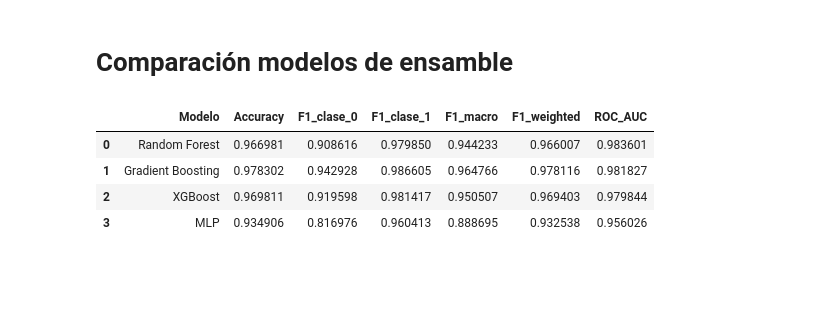
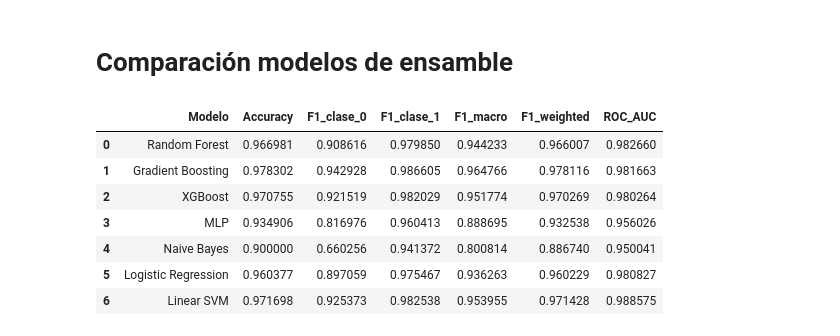
Before and after one commit to shaka03/bot_futuros, a Jupyter notebook: notebooks/MODELOS.ipynb, the cells around one changed output. Drawn from its saved outputs; the diff is of its cells as text; code cells hidden in the pictures; blank space fills up the shorter version.

```diff
--- a/notebooks/MODELOS.ipynb
+++ b/notebooks/MODELOS.ipynb
@@ -115,7 +116,7 @@ dtype: int64
 # %%
 # 1. Eliminar columnas por nombre para mayor seguridad (o por posición si prefieres)
 # Columnas a eliminar: Dia_semana (pos 10), Dia (pos 8), url (pos 4)
-cols_to_drop = ['Dia_semana', 'Dia', 'url']
+cols_to_drop = ['Dia_semana', 'Dia']
 df = df.drop(columns=[c for c in cols_to_drop if c in df.columns])
 
 # 2. Eliminación de duplicados definitiva
@@ -740,34 +741,40 @@ ROC-AUC: 0.9560264659739433
 # %%
 from sklearn.metrics import (
     accuracy_score,
     f1_score,
     roc_auc_score
 )
 
 def evaluate_model(name, y_test, pred, proba):
     return {
         "Modelo": name,
         "Accuracy": accuracy_score(y_test, pred),
         "F1_clase_0": f1_score(y_test, pred, pos_label=0),
         "F1_clase_1": f1_score(y_test, pred, pos_label=1),
         "F1_macro": f1_score(y_test, pred, average='macro'),
         "F1_weighted": f1_score(y_test, pred, average='weighted'),
         "ROC_AUC": roc_auc_score(y_test, proba)
     }
 results_level2 = []
 
 results_level2.append(evaluate_model("Random Forest", y_test, pred_rf, proba_rf))
 results_level2.append(evaluate_model("Gradient Boosting", y_test, pred_gb, proba_gb))
 results_level2.append(evaluate_model("XGBoost", y_test, pred_xgb, proba_xgb))
 results_level2.append(evaluate_model("MLP", y_test, pred_mlp, proba_mlp))
+results_level2.append(evaluate_model("Naive Bayes", y_test, pred_nb, proba_nb))
+results_level2.append(evaluate_model("Logistic Regression", y_test, pred_lr, proba_lr))
+results_level2.append(evaluate_model("Linear SVM", y_test, pred_svm, proba_svm))
 
 import pandas as pd
 results_level2_df = pd.DataFrame(results_level2)
 
 results_level2_df
 # %% [output]
 |  | Modelo | Accuracy | F1_clase_0 | F1_clase_1 | F1_macro | F1_weighted | ROC_AUC |
-| 0 | Random Forest | 0.966981 | 0.908616 | 0.979850 | 0.944233 | 0.966007 | 0.983601 |
-| 1 | Gradient Boosting | 0.978302 | 0.942928 | 0.986605 | 0.964766 | 0.978116 | 0.981827 |
-| 2 | XGBoost | 0.969811 | 0.919598 | 0.981417 | 0.950507 | 0.969403 | 0.979844 |
+| 0 | Random Forest | 0.966981 | 0.908616 | 0.979850 | 0.944233 | 0.966007 | 0.982660 |
+| 1 | Gradient Boosting | 0.978302 | 0.942928 | 0.986605 | 0.964766 | 0.978116 | 0.981663 |
+| 2 | XGBoost | 0.970755 | 0.921519 | 0.982029 | 0.951774 | 0.970269 | 0.980264 |
 | 3 | MLP | 0.934906 | 0.816976 | 0.960413 | 0.888695 | 0.932538 | 0.956026 |
+| 4 | Naive Bayes | 0.900000 | 0.660256 | 0.941372 | 0.800814 | 0.886740 | 0.950041 |
+| 5 | Logistic Regression | 0.960377 | 0.897059 | 0.975467 | 0.936263 | 0.960229 | 0.980827 |
+| 6 | Linear SVM | 0.971698 | 0.925373 | 0.982538 | 0.953955 | 0.971428 | 0.988575 |
```
Also changed, not shown: parts of 14 cells of this notebook, 19 other files.
